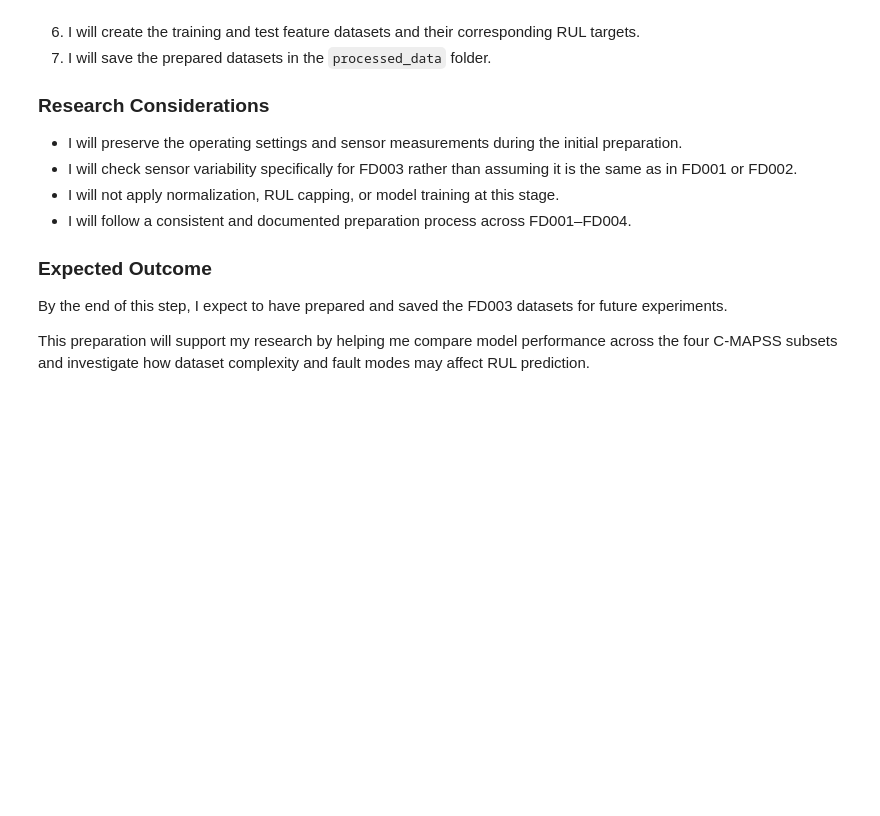
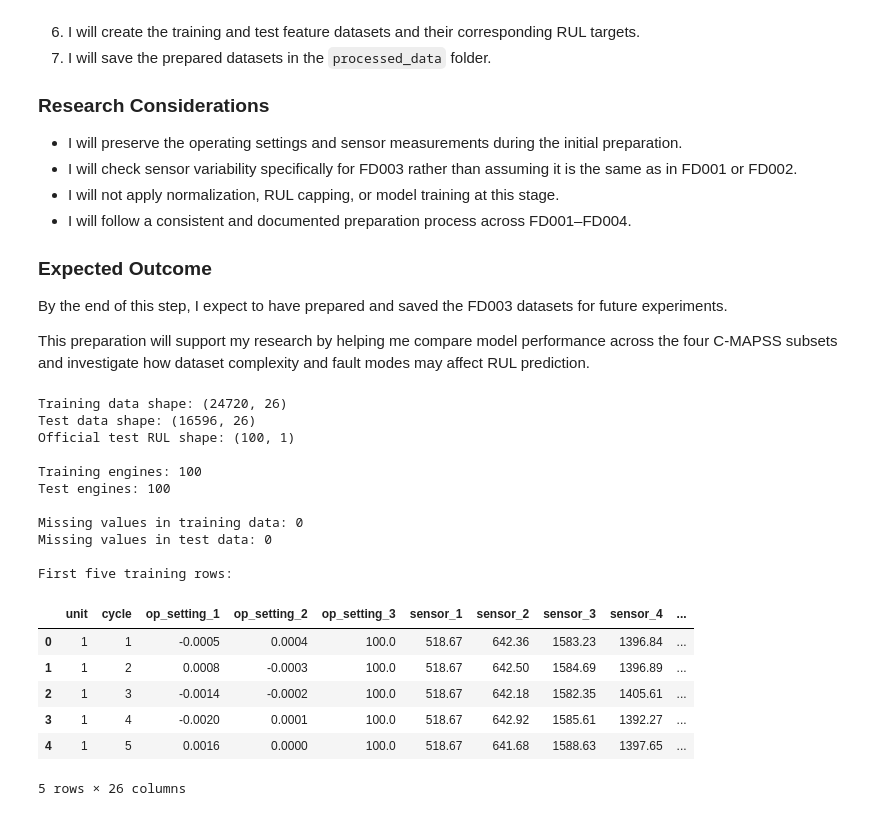
Before and after one commit to Eyasushewangizaw/C_MAPSS_RUL_Project, a Jupyter notebook: notebooks/01_CMAPSS_Data_Preparation.ipynb, the cells around one changed output. Cells and saved outputs as stored; diff of their text form; code cells hidden in the pictures; blank space fills up the shorter version.

```diff
--- a/notebooks/01_CMAPSS_Data_Preparation.ipynb
+++ b/notebooks/01_CMAPSS_Data_Preparation.ipynb
@@ -1311,3 +1311,76 @@ FD003 contains one operating condition and two fault modes. I will prepare this
 By the end of this step, I expect to have prepared and saved the FD003 datasets for future experiments.
 
 This preparation will support my research by helping me compare model performance across the four C-MAPSS subsets and investigate how dataset complexity and fault modes may affect RUL prediction.
+# %%
+
+import pandas as pd
+from pathlib import Path
+
+# Locate the original dataset files
+DATA_PATH = Path("../data")
+
+# Define the column names
+columns = (
+    ["unit", "cycle", "op_setting_1", "op_setting_2", "op_setting_3"]
+    + [f"sensor_{i}" for i in range(1, 22)]
+)
+
+# Load the FD003 training data
+train_FD003 = pd.read_csv(
+    DATA_PATH / "train_FD003.txt",
+    sep=r"\s+",
+    header=None,
+    names=columns
+)
+
+# Load the FD003 test data
+test_FD003 = pd.read_csv(
+    DATA_PATH / "test_FD003.txt",
+    sep=r"\s+",
+    header=None,
+    names=columns
+)
+
+# Load the official test RUL values
+RUL_FD003 = pd.read_csv(
+    DATA_PATH / "RUL_FD003.txt",
+    sep=r"\s+",
+    header=None,
+    names=["RUL"]
+)
+
+# Display basic dataset information
+print("Training data shape:", train_FD003.shape)
+print("Test data shape:", test_FD003.shape)
+print("Official test RUL shape:", RUL_FD003.shape)
+
+print("\nTraining engines:", train_FD003["unit"].nunique())
+print("Test engines:", test_FD003["unit"].nunique())
+
+print("\nMissing values in training data:",
+      train_FD003.isna().sum().sum())
+
+print("Missing values in test data:",
+      test_FD003.isna().sum().sum())
+
+print("\nFirst five training rows:")
+display(train_FD003.head())
+# %% [output]
+Training data shape: (24720, 26)
+Test data shape: (16596, 26)
+Official test RUL shape: (100, 1)
+
+Training engines: 100
+Test engines: 100
+
+Missing values in training data: 0
+Missing values in test data: 0
+
+First five training rows:
+|  | unit | cycle | op_setting_1 | op_setting_2 | op_setting_3 | sensor_1 | sensor_2 | sensor_3 | sensor_4 | ... |
+| 0 | 1 | 1 | -0.0005 | 0.0004 | 100.0 | 518.67 | 642.36 | 1583.23 | 1396.84 | ... |
+| 1 | 1 | 2 | 0.0008 | -0.0003 | 100.0 | 518.67 | 642.50 | 1584.69 | 1396.89 | ... |
+| 2 | 1 | 3 | -0.0014 | -0.0002 | 100.0 | 518.67 | 642.18 | 1582.35 | 1405.61 | ... |
+| 3 | 1 | 4 | -0.0020 | 0.0001 | 100.0 | 518.67 | 642.92 | 1585.61 | 1392.27 | ... |
+| 4 | 1 | 5 | 0.0016 | 0.0000 | 100.0 | 518.67 | 641.68 | 1588.63 | 1397.65 | ... |
+5 rows × 26 columns
```
Also changed, not shown: parts of 6 cells of this notebook, 5 other files.
